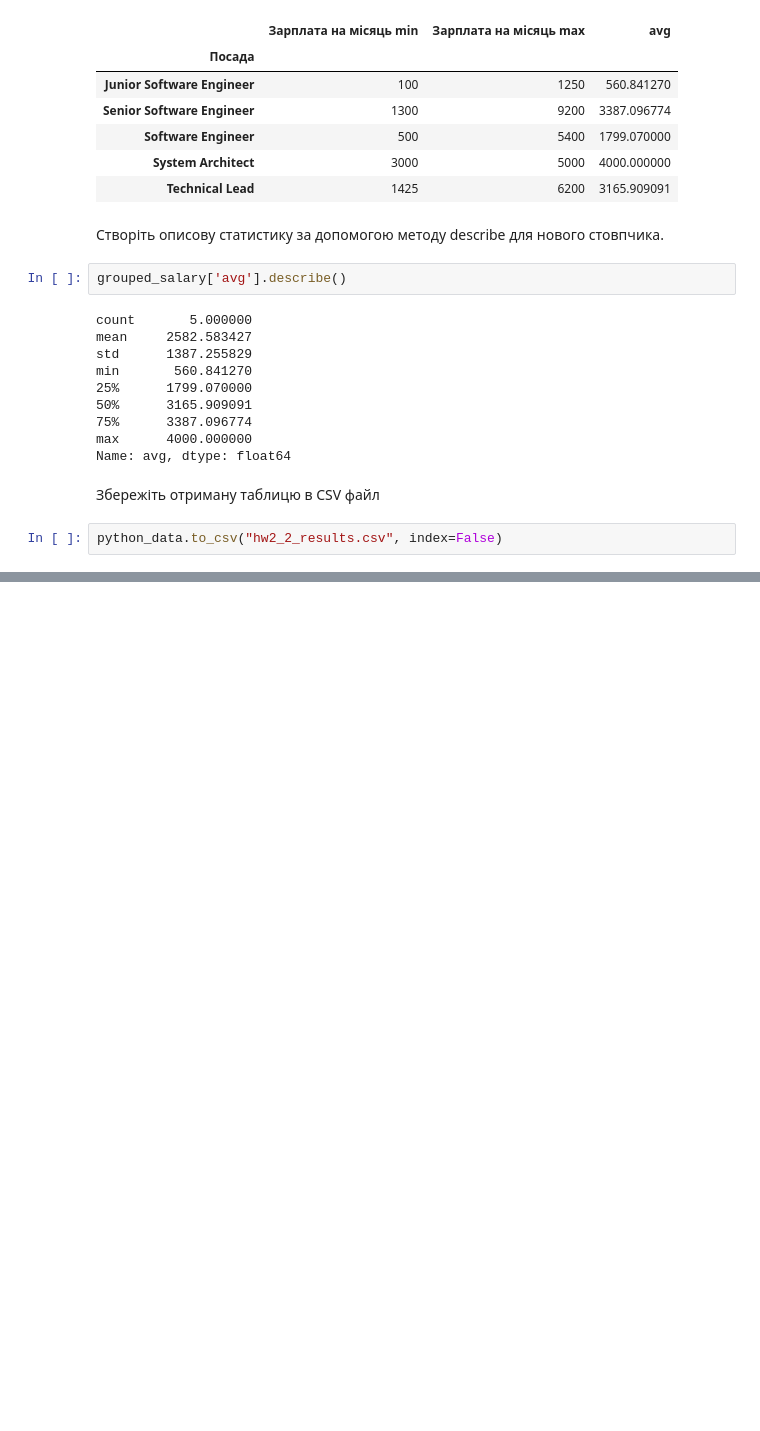
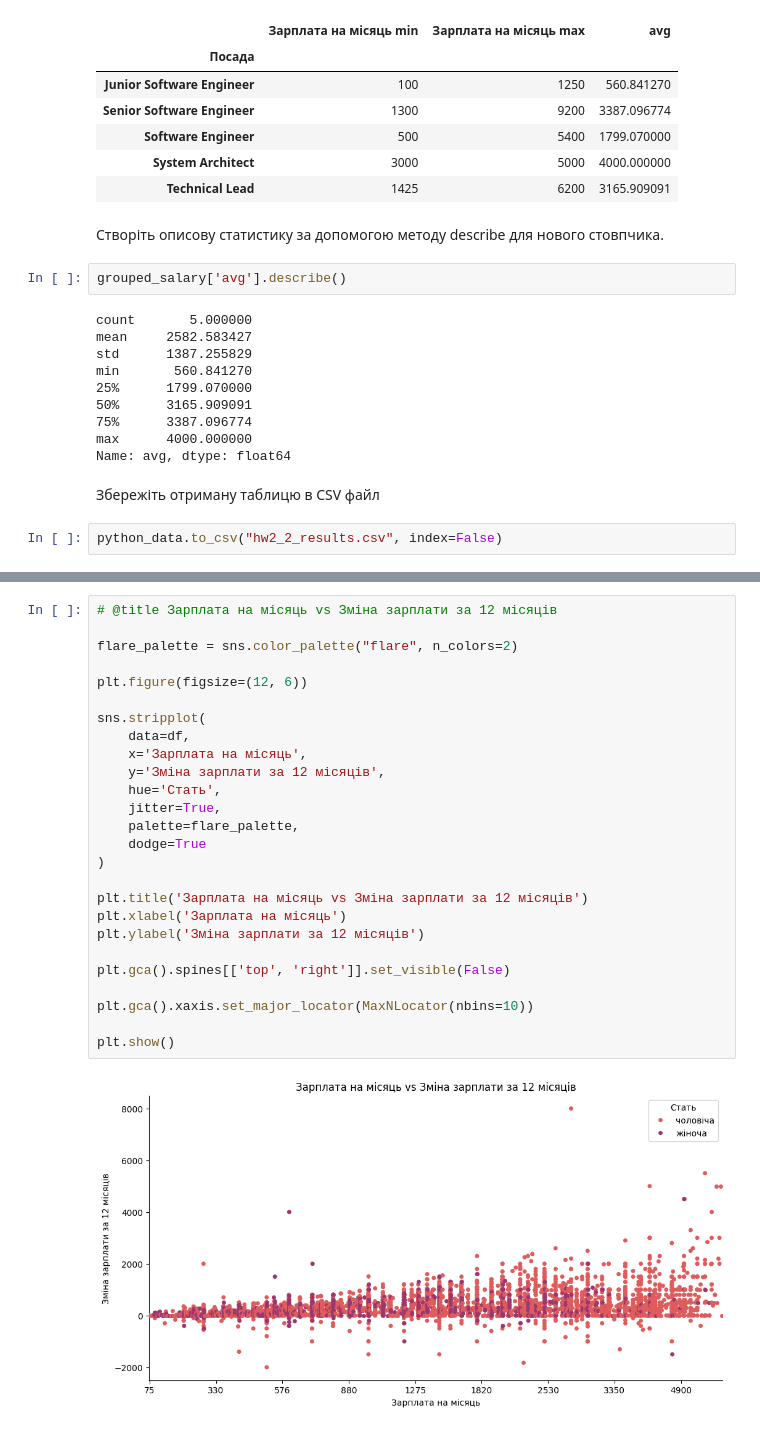
Before and after one commit to peakodev/data_science, a Jupyter notebook: home_02/Hw2_2.ipynb, the cells around one changed output, grey strips where cells are left out. Drawn from its saved outputs; the diff is of its cells as text; blank space fills up the shorter version.

```diff
--- a/home_02/Hw2_2.ipynb
+++ b/home_02/Hw2_2.ipynb
@@ -225,0 +270,28 @@ python_data.to_csv("hw2_2_results.csv", index=False)
+# %%
+# @title Зарплата на місяць vs Зміна зарплати за 12 місяців
+
+flare_palette = sns.color_palette("flare", n_colors=2)
+
+plt.figure(figsize=(12, 6))
+
+sns.stripplot(
+    data=df,
+    x='Зарплата на місяць',
+    y='Зміна зарплати за 12 місяців',
+    hue='Стать',
+    jitter=True,
+    palette=flare_palette,
+    dodge=True
+)
+
+plt.title('Зарплата на місяць vs Зміна зарплати за 12 місяців')
+plt.xlabel('Зарплата на місяць')
+plt.ylabel('Зміна зарплати за 12 місяців')
+
+plt.gca().spines[['top', 'right']].set_visible(False)
+
+plt.gca().xaxis.set_major_locator(MaxNLocator(nbins=10))
+
+plt.show()
+# %% [output]
+[figure, added]
```
Also changed, not shown: parts of 6 cells of this notebook.
